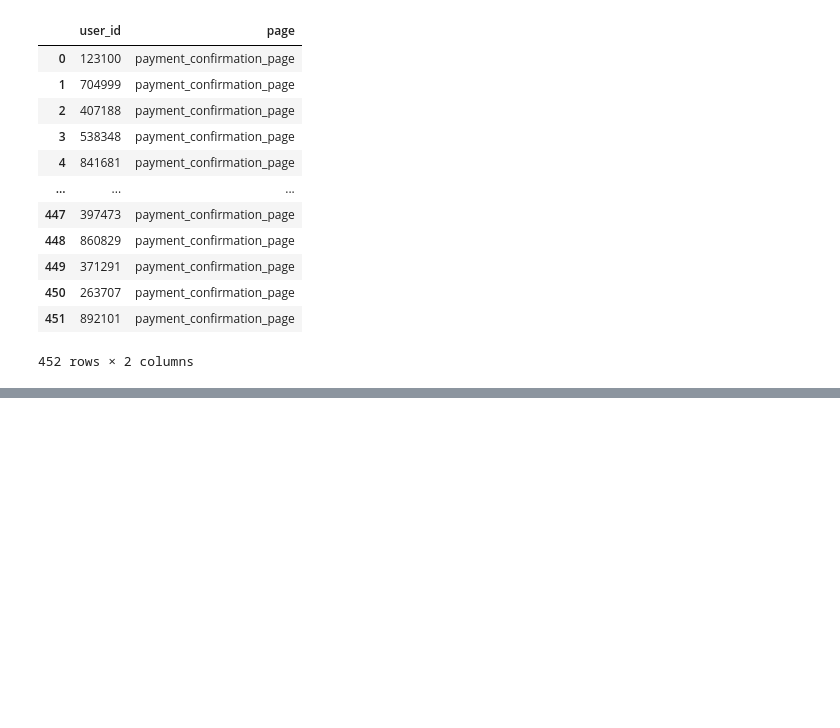
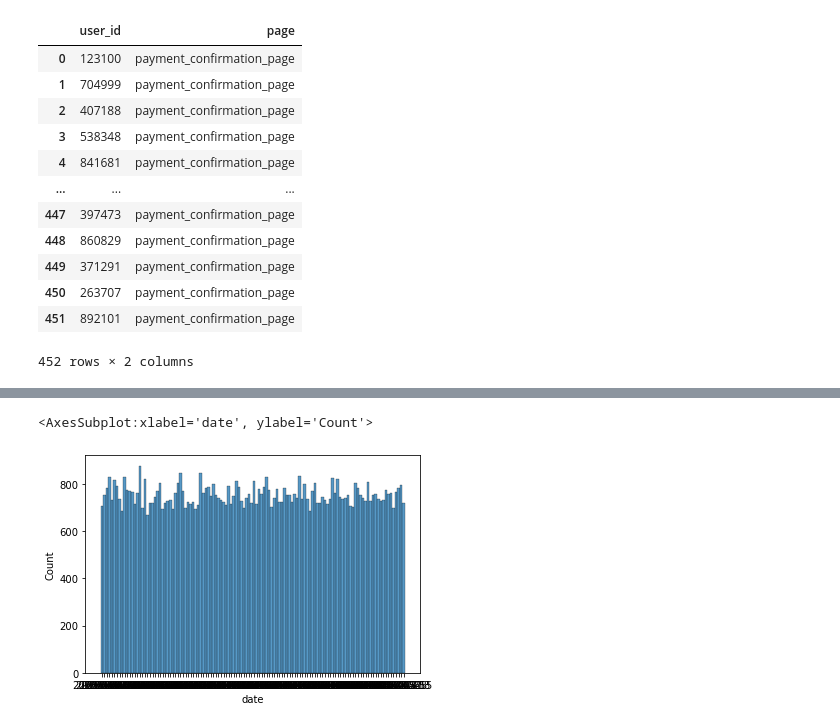
Before and after one commit to rylewww/Sales-Funnel-Analysis, a Jupyter notebook: Assessment-RL.ipynb, the cells around one changed output, grey strips where cells are left out. Saved outputs shown, nothing was run; the diff lists cells and outputs as text; code cells hidden in the pictures; blank space fills up the shorter version.

```diff
--- a/Assessment-RL.ipynb
+++ b/Assessment-RL.ipynb
@@ -238,0 +344,6 @@ pd.read_sql('SELECT Users.user_id, Users.date, Users.device, Users.sex, HomePage
+# %%
+#traffic looks consistant month over month from a high level
+sns.histplot(x = visit.date)
+# %% [output]
+<AxesSubplot:xlabel='date', ylabel='Count'>
+[figure, added]
```
Also changed, not shown: parts of 31 cells of this notebook.
